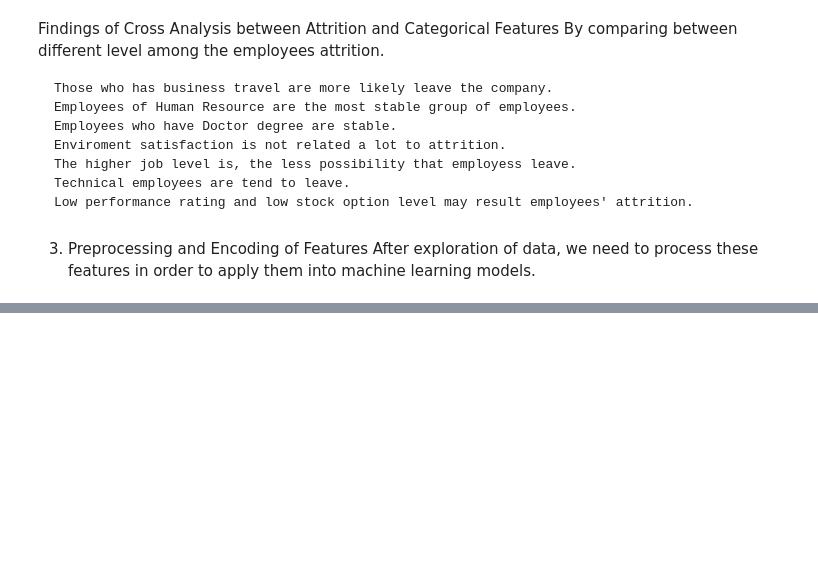
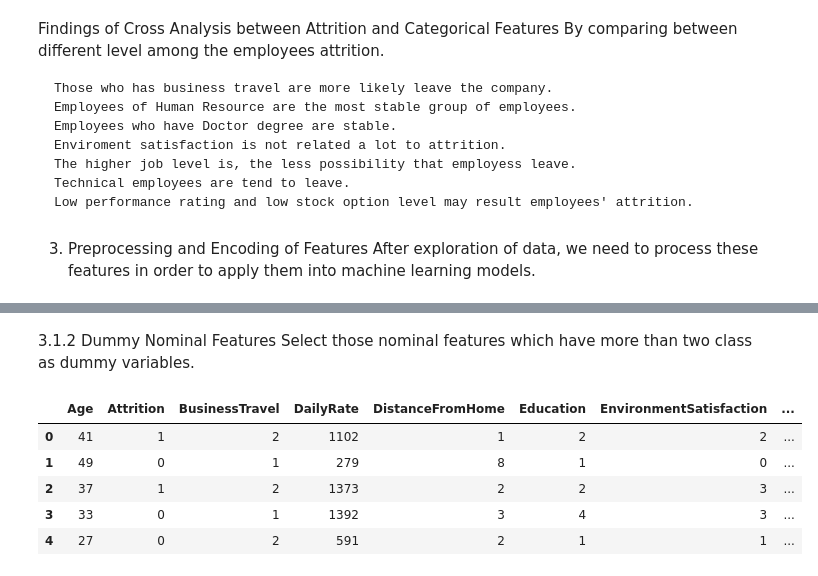
Before and after one commit to giddy-mpungu/MCS_7103-ML, a Jupyter notebook: employee_attrition_prediction.ipynb, the cells around one changed output, grey strips where cells are left out. Cells and saved outputs as stored; diff of their text form; code cells hidden in the pictures; blank space fills up the shorter version.

```diff
--- a/employee_attrition_prediction.ipynb
+++ b/employee_attrition_prediction.ipynb
@@ -270,9 +272,3 @@ By comparing between different level among the employees attrition.
 # %% [markdown]
 3. Preprocessing and Encoding of Features
 After exploration of data, we need to process these features in order to apply them into machine learning models.
-# %%
-from sklearn import preprocessing
-from IPython.display import Image
-# Reload the data
-df = pd.read_csv("employee_attrition_dataset.csv")
-df = df.drop(columns=['Over18', 'EmployeeCount', 'StandardHours', 'EmployeeNumber'])
@@ -289,0 +299,14 @@ DEPRECATION: Loading egg at c:\python311\lib\site-packages\vboxapi-1.0-py3.11.eg
+# %% [markdown]
+3.1.2 Dummy Nominal Features
+Select those nominal features which have more than two class as dummy variables.
+# %%
+dummies = ['Department', 'EducationField', 'JobRole', 'MaritalStatus']
+df = pd.get_dummies(data=df, columns=dummies)
+display(df.head())
+# %% [output]
+|  | Age | Attrition | BusinessTravel | DailyRate | DistanceFromHome | Education | EnvironmentSatisfaction | ... |
+| 0 | 41 | 1 | 2 | 1102 | 1 | 2 | 2 | ... |
+| 1 | 49 | 0 | 1 | 279 | 8 | 1 | 0 | ... |
+| 2 | 37 | 1 | 2 | 1373 | 2 | 2 | 3 | ... |
+| 3 | 33 | 0 | 1 | 1392 | 3 | 4 | 3 | ... |
+| 4 | 27 | 0 | 2 | 591 | 2 | 1 | 1 | ... |
```
Also changed, not shown: parts of 23 cells of this notebook.
